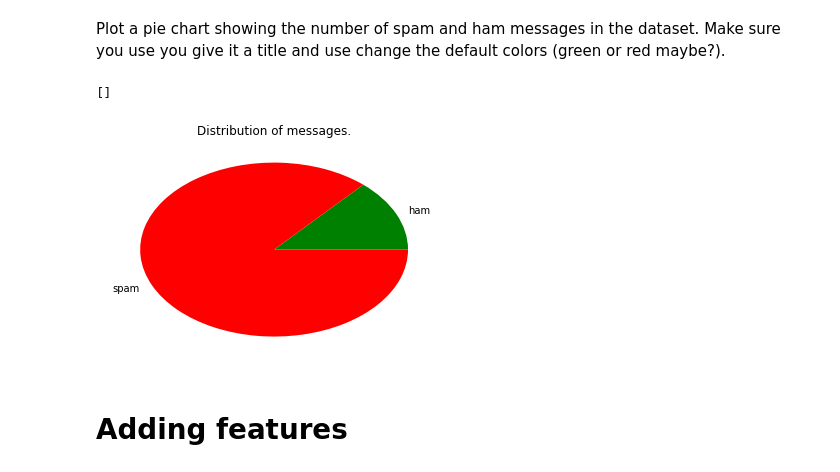
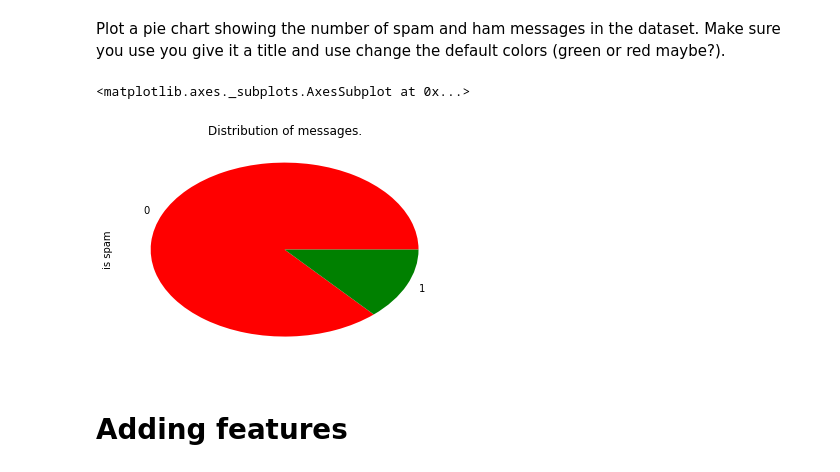
Before and after one commit to COPS-IITBHU/mlss18-assignment2, a Jupyter notebook: Assignment 2.ipynb, the cells around one changed output. Drawn from its saved outputs; the diff is of its cells as text; code cells hidden in the pictures.

Commit message:
Task 2: Pie Chart

```diff
--- a/Assignment 2.ipynb
+++ b/Assignment 2.ipynb
@@ -34,9 +34,9 @@ You will need to use Pandas' `read_csv` function. The csv file is in `latin1` en
 To convert 'spam' and 'ham' to 1 and 0 respectively, you may find `DataFrame.apply` useful.
 # %%
 # YOUR CODE STARTS HERE
-df = pd.read_csv('sms-spam.csv', encoding='latin1', header=0, names=['spam', 'text'], usecols=[0, 1])
+df = pd.read_csv('sms-spam.csv', encoding='latin1', header=0, names=['is spam', 'text'], usecols=[0, 1])
 converter = lambda x: 1 if x == "spam" else 0
-df['spam'] = df['spam'].apply(converter)
+df['is spam'] = df['is spam'].apply(converter)
 # YOUR CODE ENDS HERE
 
 df.head()
@@ -85,12 +85,13 @@ Plot a pie chart showing the number of spam and ham messages in the dataset. Mak
 # %%
 # YOUR CODE STARTS HERE
 
-
+df['is spam'].value_counts().plot(kind='pie', title='Distribution of messages.', colors=['red', 'green'])
+# plt.pie(df['is spam'])
 
 # YOUR CODE ENDS HERE
 # %% [output]
-[]
+<matplotlib.axes._subplots.AxesSubplot at 0x...>
-[figure, old version]
+[figure, new version]
 # %% [markdown]
 # Adding features
 # %% [markdown]
```
Also changed, not shown: parts of 2 cells of this notebook.
